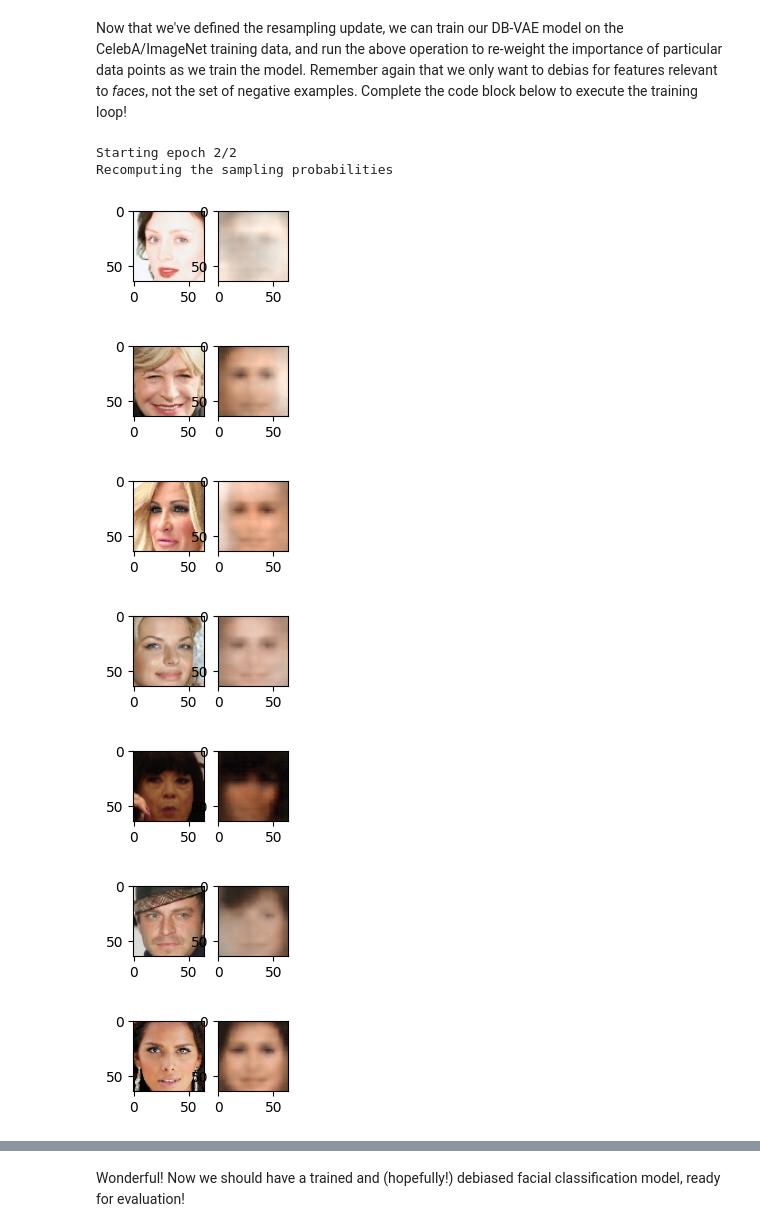
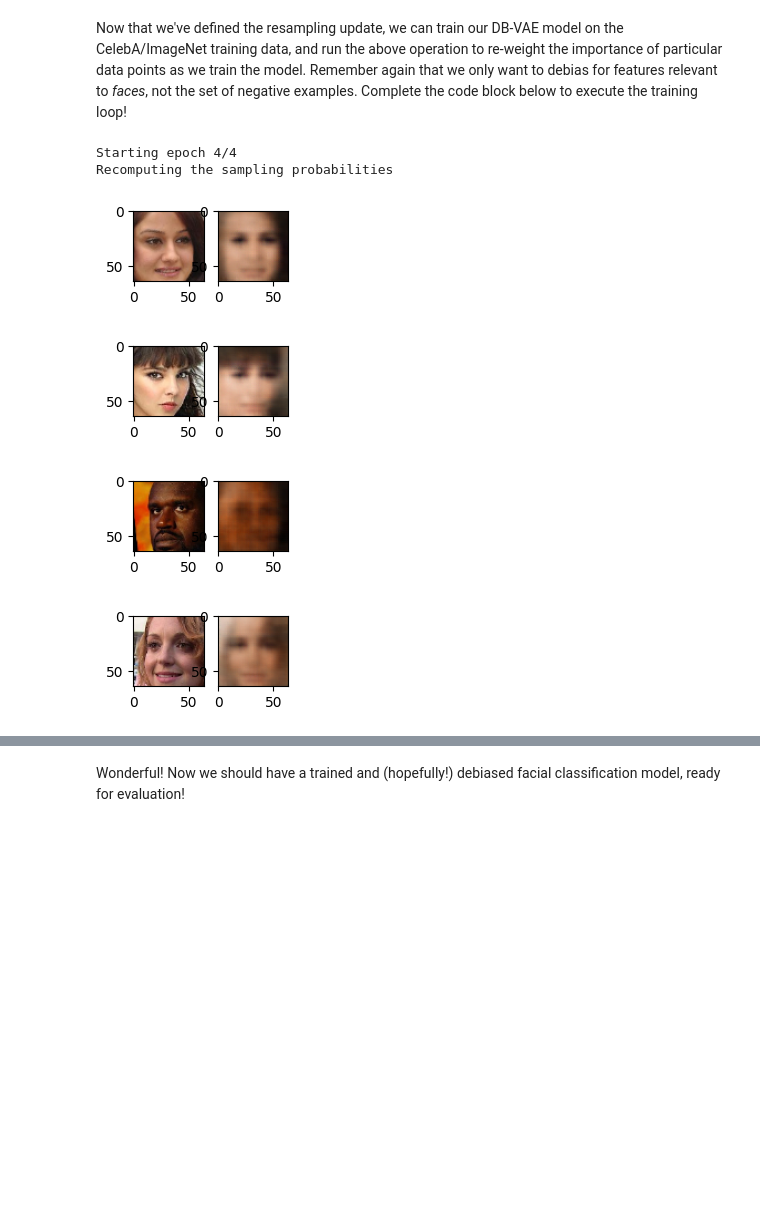
Before and after one commit to Hamtak0/DeepLearning, a Jupyter notebook: debiasing.ipynb, the cells around one changed output, grey strips where cells are left out. Saved outputs shown, nothing was run; the diff lists cells and outputs as text; code cells hidden in the pictures; blank space fills up the shorter version.

```diff
--- a/debiasing.ipynb
+++ b/debiasing.ipynb
@@ -503,7 +501,7 @@ def sampling(z_mean, z_logsigma):
 
     # # TODO: Define the reparameterization computation!
     # # Note the equation is given in the text block immediately above.
-    z = z_mean + torch.exp(z_logsigma/2) * eps
+    z = z_mean + torch.exp(0.5 * z_logsigma) * eps
 
     return z
 # %% [markdown]
@@ -823,10 +821,10 @@ Now that we've defined the resampling update, we can train our DB-VAE model on t
 
 # Hyperparameters
 params = dict(
-    batch_size=32,
+    batch_size=64,
     learning_rate=5e-4,
     latent_dim=100,
-    num_epochs=2,  # DB-VAE needs slightly more epochs to train
+    num_epochs=4,  # DB-VAE needs slightly more epochs to train
 )
 
 experiment = create_experiment("6S191_Lab2_Part2_DBVAE", params)
@@ -857,41 +855,38 @@ all_faces = loader.get_all_train_faces()
 step = 0
 for i in range(params["num_epochs"]):
     IPython.display.clear_output(wait=True)
     print("Starting epoch {}/{}".format(i + 1, params["num_epochs"]))
 
     # Recompute data sampling proabilities
     """TODO: recompute the sampling probabilities for debiasing"""
     p_faces = get_training_sample_probabilities(all_faces, dbvae) # TODO
 
     # get a batch of training data and compute the training step
     for j in tqdm(range(loader.get_train_size() // params["batch_size"])):
         # load a batch of data
         (x, y) = loader.get_batch(params["batch_size"], p_pos=p_faces)
         x = torch.from_numpy(x).float().to(device)
         y = torch.from_numpy(y).float().to(device)
 
         # loss optimization
         loss = debiasing_train_step(x, y)
         loss_value = loss.detach().cpu().numpy()
         experiment.log_metric("loss", loss_value, step=step)
 
         # plot the progress every 200 steps
         if j % 500 == 0:
             mdl.util.plot_sample(x, y, dbvae, backend="pt")
 
         step += 1
 
 experiment.end()
 # %% [output]
-Starting epoch 2/2
+Starting epoch 4/4
 Recomputing the sampling probabilities
-[figure, old version]
+[figure, new version]
-[figure, old version]
+[figure, new version]
-[figure, old version]
+[figure, new version]
-[figure, old version]
+[figure, new version]
-[figure, removed]
-[figure, removed]
-[figure, removed]
 COMET INFO: ---------------------------------------------------------------------------------------
 COMET INFO: Comet.ml Experiment Summary
 COMET INFO: ---------------------------------------------------------------------------------------
```
Also changed, not shown: parts of 7 cells of this notebook.
